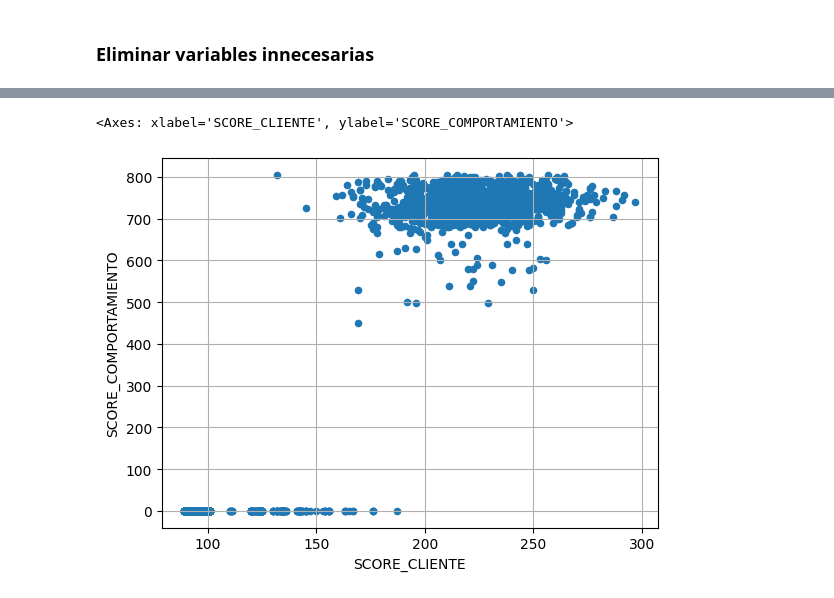
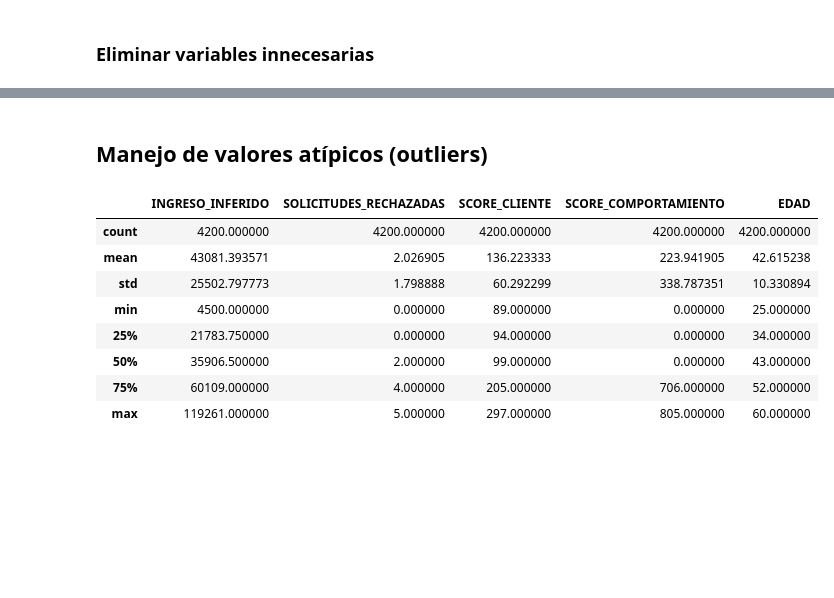
Before and after one commit to ElliotDM/inf_bancaria, a Jupyter notebook: notebooks/reporte.ipynb, the cells around one changed output, grey strips where cells are left out. Saved outputs shown, nothing was run; the diff lists cells and outputs as text; code cells hidden in the pictures; blank space fills up the shorter version.

```diff
--- a/notebooks/reporte.ipynb
+++ b/notebooks/reporte.ipynb
@@ -213,9 +207,14 @@ df_clean.head(10)
-# %%
-df_scores = df_clean[['SCORE_CLIENTE', 'SCORE_COMPORTAMIENTO']]
-df_scores.plot(kind='scatter',
-               x='SCORE_CLIENTE',
-               y='SCORE_COMPORTAMIENTO',
-               grid=True)
-# %% [output]
-<Axes: xlabel='SCORE_CLIENTE', ylabel='SCORE_COMPORTAMIENTO'>
-[figure, removed]
+# %% [markdown]
+<h2>Manejo de valores atípicos (outliers)</h2>
+# %%
+df_clean.describe()
+# %% [output]
+|  | INGRESO_INFERIDO | SOLICITUDES_RECHAZADAS | SCORE_CLIENTE | SCORE_COMPORTAMIENTO | EDAD |
+| count | 4200.000000 | 4200.000000 | 4200.000000 | 4200.000000 | 4200.000000 |
+| mean | 43081.393571 | 2.026905 | 136.223333 | 223.941905 | 42.615238 |
+| std | 25502.797773 | 1.798888 | 60.292299 | 338.787351 | 10.330894 |
+| min | 4500.000000 | 0.000000 | 89.000000 | 0.000000 | 25.000000 |
+| 25% | 21783.750000 | 0.000000 | 94.000000 | 0.000000 | 34.000000 |
+| 50% | 35906.500000 | 2.000000 | 99.000000 | 0.000000 | 43.000000 |
+| 75% | 60109.000000 | 4.000000 | 205.000000 | 706.000000 | 52.000000 |
+| max | 119261.000000 | 5.000000 | 297.000000 | 805.000000 | 60.000000 |
```
Also changed, not shown: parts of 12 cells of this notebook, 3 other files.
